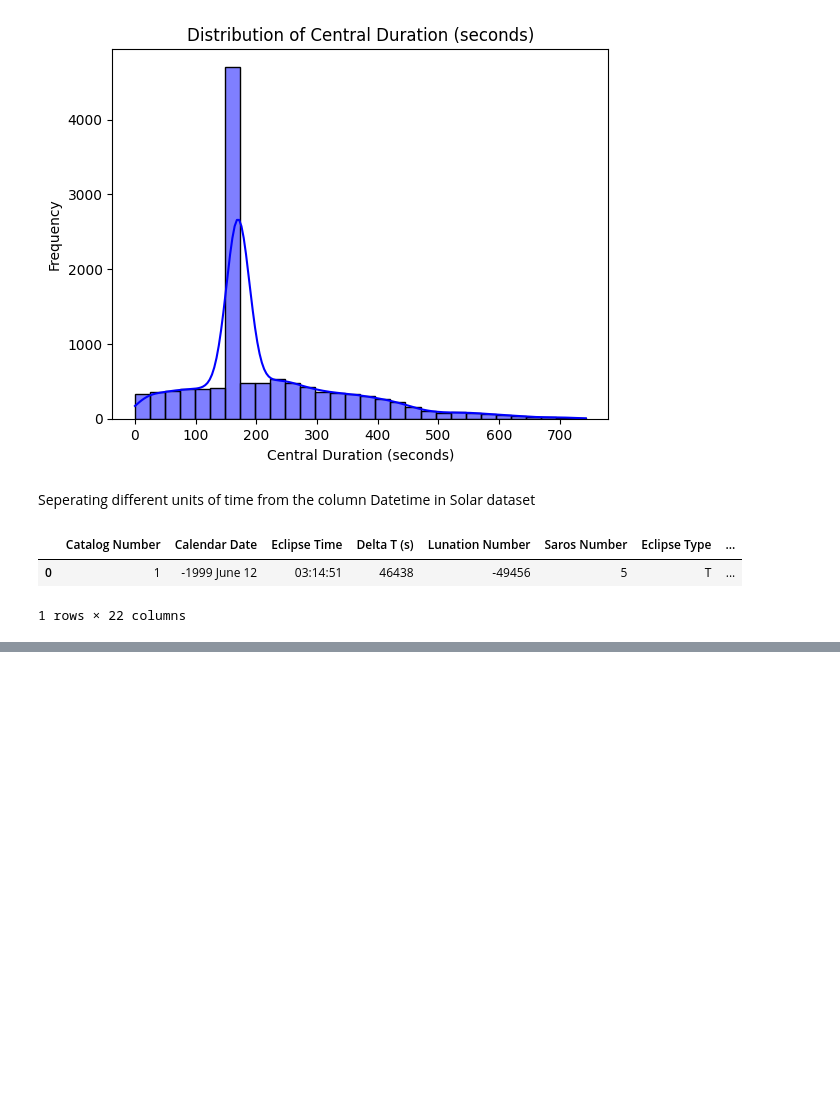
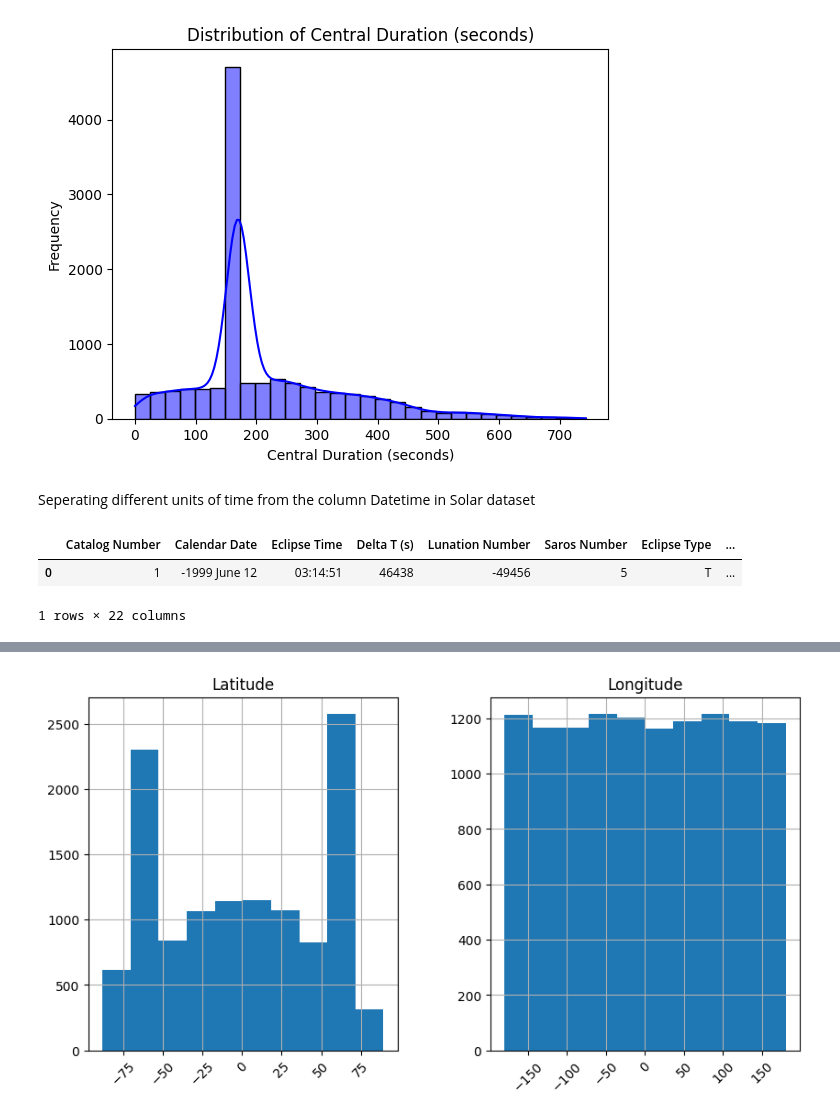
Before and after one commit to SMukherjee2004/eclipsed, a Jupyter notebook: Research/Research_01.ipynb, the cells around one changed output, grey strips where cells are left out. Saved outputs shown, nothing was run; the diff lists cells and outputs as text; code cells hidden in the pictures; blank space fills up the shorter version.

```diff
--- a/Research/Research_01.ipynb
+++ b/Research/Research_01.ipynb
@@ -324,0 +370,20 @@ solar.head(1)
+# %%
+def convert_lat_long(value):
+    """
+    Converts a latitude or longitude string with directional indicators (N, S, E, W)
+    to a signed decimal degree. (e.g. '37.7749N' -> 37.7749, '122.4194W' -> -122.4194)
+    """
+    if isinstance(value, str):
+        # Extract numeric part and direction
+        numeric_value = float(value[:-1])  # Remove the last character (direction)
+        direction = value[-1].upper()     # Get the last character (N, S, E, W)
+        # Adjust sign based on direction
+        if direction in ["S", "W"]:
+            numeric_value = -numeric_value
+        return numeric_value
+    raise ValueError("Invalid format for latitude or longitude")
+
+# Apply the conversion to the Latitude column
+solar["Latitude"] = solar["Latitude"].apply(convert_lat_long)
+solar["Longitude"] = solar["Longitude"].apply(convert_lat_long)
+solar.head(2)
@@ -324,0 +395,6 @@ solar.head(1)
+# %%
+lat_lon = solar[['Latitude', 'Longitude']]
+lat_lon.hist(figsize=(10,5), xrot=45)
+plt.show()
+# %% [output]
+[figure, added]
```
Also changed, not shown: parts of 8 cells of this notebook.
